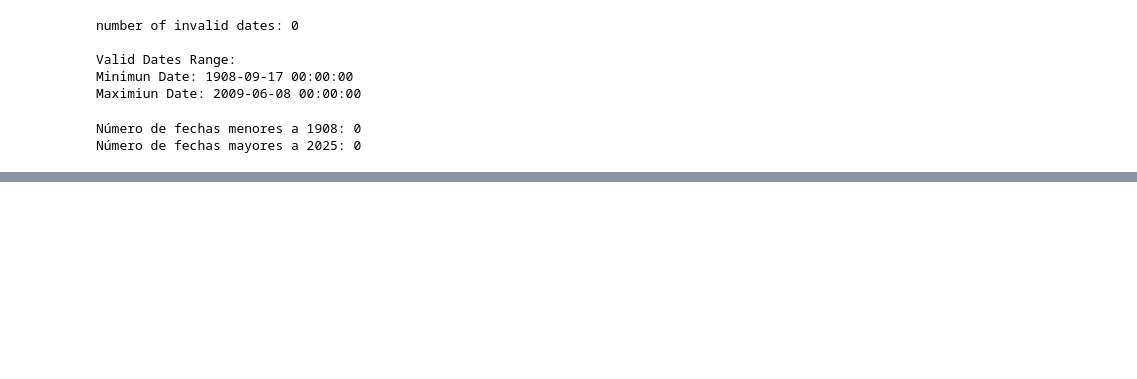
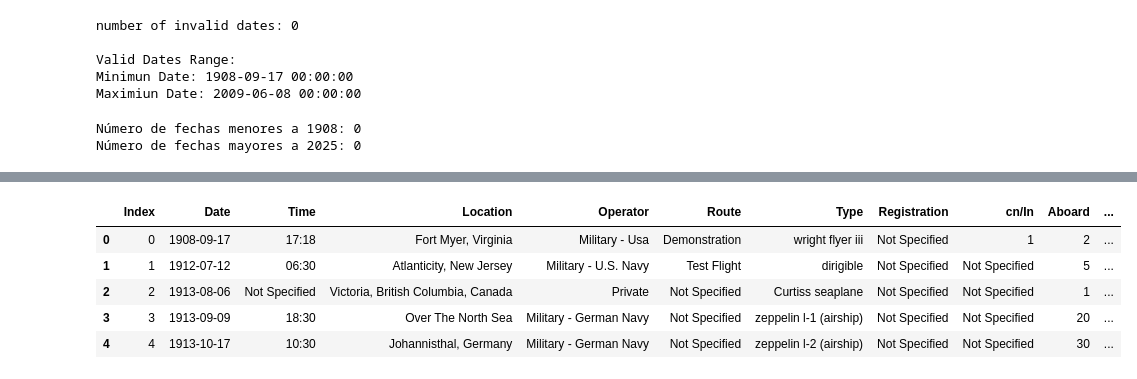
Before and after one commit to HEstefaniaR/lab5, a Jupyter notebook: EDA&QualityCheck.ipynb, the cells around one changed output, grey strips where cells are left out. Drawn from its saved outputs; the diff is of its cells as text; code cells hidden in the pictures; blank space fills up the shorter version.

```diff
--- a/EDA&QualityCheck.ipynb
+++ b/EDA&QualityCheck.ipynb
@@ -552,0 +637,34 @@ Duplicados por clave ['Date', 'Location', 'Operator', 'Type']: 0
+# %%
+# Si Ground es NaN, poner 0
+df['Ground'] = df['Ground'].fillna(0)
+# %%
+# Calcular la mediana de Aboard por tipo de avión
+aboard_median_by_type = df.groupby('Type')['Aboard'].median()
+
+# Llenar usando la mediana de su grupo
+df['Aboard'] = df.apply(
+    lambda row: aboard_median_by_type[row['Type']] if pd.isna(row['Aboard']) else row['Aboard'],
+    axis=1
+)
+aboard_median_general = df['Aboard'].median()
+
+df['Aboard'] = df['Aboard'].fillna(aboard_median_general)
+# %%
+fatalities_median_by_type = df.groupby('Type')['Fatalities'].median()
+fatalities_median_general = df['Fatalities'].median()
+
+def fill_fatalities(row):
+    if pd.isna(row['Fatalities']):
+        if row['Aboard'] == 0:
+            return 0
+        return fatalities_median_by_type.get(row['Type'], fatalities_median_general)
+    return row['Fatalities']
+
+df['Fatalities'] = df.apply(fill_fatalities, axis=1)
+fatalities_median_general = df['Fatalities'].median()
+
+df['Fatalities'] = df['Fatalities'].fillna(fatalities_median_general)
+# %%
+df['Aboard'] = df['Aboard'].astype(int)
+df['Fatalities'] = df['Fatalities'].fillna(0).astype(int)
+df['Ground'] = df['Ground'].astype(int)
@@ -552,0 +715,9 @@ Duplicados por clave ['Date', 'Location', 'Operator', 'Type']: 0
+# %%
+df.head()
+# %% [output]
+|  | Index | Date | Time | Location | Operator | Route | Type | Registration | cn/In | Aboard | ... |
+| 0 | 0 | 1908-09-17 | 17:18 | Fort Myer, Virginia | Military - Usa | Demonstration | wright flyer iii | Not Specified | 1 | 2 | ... |
+| 1 | 1 | 1912-07-12 | 06:30 | Atlanticity, New Jersey | Military - U.S. Navy | Test Flight | dirigible | Not Specified | Not Specified | 5 | ... |
+| 2 | 2 | 1913-08-06 | Not Specified | Victoria, British Columbia, Canada | Private | Not Specified | Curtiss seaplane | Not Specified | Not Specified | 1 | ... |
+| 3 | 3 | 1913-09-09 | 18:30 | Over The North Sea | Military - German Navy | Not Specified | zeppelin l-1 (airship) | Not Specified | Not Specified | 20 | ... |
+| 4 | 4 | 1913-10-17 | 10:30 | Johannisthal, Germany | Military - German Navy | Not Specified | zeppelin l-2 (airship) | Not Specified | Not Specified | 30 | ... |
```
Also changed, not shown: parts of 65 cells of this notebook, 1 other file.
